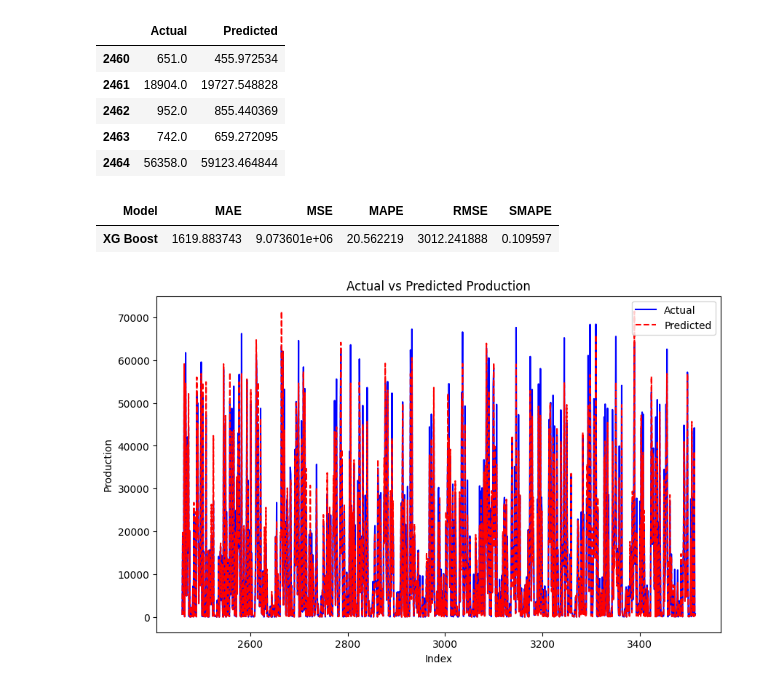
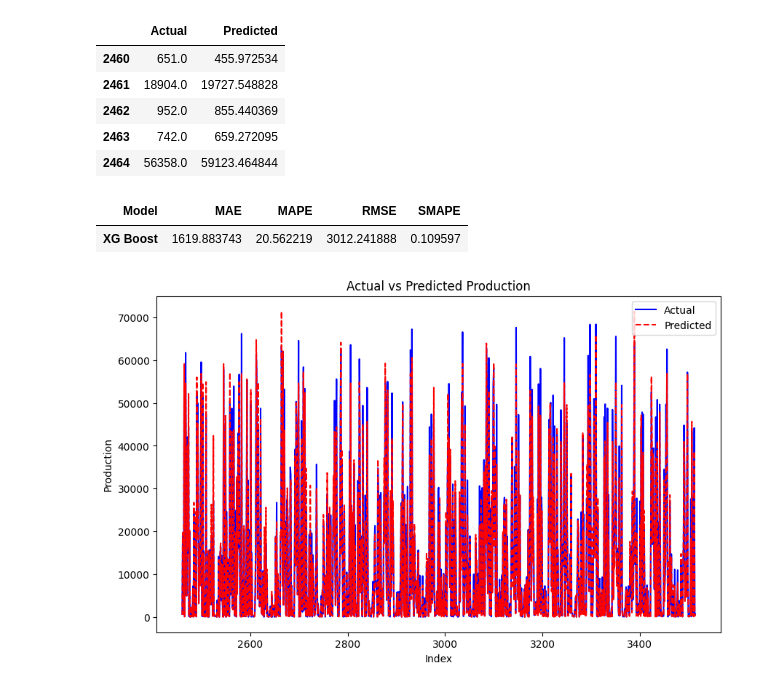
Before and after one commit to kazeulo/Project_197, a Jupyter notebook: Final version 1.ipynb, the cells around one changed output. Drawn from its saved outputs; the diff is of its cells as text; code cells hidden in the pictures.

```diff
--- a/Final version 1.ipynb
+++ b/Final version 1.ipynb
@@ -506,26 +483,26 @@ results.head(5)
 | 2463 | 742.0 | 659.272095 |
 | 2464 | 56358.0 | 59123.464844 |
 # %%
-# Calculate performance metrics on the test data
+# calculate performance metrics on the test data
 mae_train = mean_absolute_error(y_test_original, y_pred_original_xgb)
 mse_train = mean_squared_error(y_test_original, y_pred_original_xgb)
 rmse = np.sqrt(mse_train)
 smape = (1/len(y_test_original)) * np.sum(np.abs(y_test_original - y_pred_original_xgb) /
  (np.abs(y_test_original) + np.abs(y_pred_original_xgb) + 1e-9))
 
 mape = np.mean(np.abs((y_test_original - y_pred_original_xgb) / y_test_original) * 100)
 
-# Create a DataFrame to store the results
+# create a DataFrame to store the results
 performance_xgb = pd.DataFrame({
-    'Model': ['MAE', 'MSE', 'MAPE', 'RMSE', 'SMAPE'],
-    'XG Boost': [mae_train, mse_train, mape, rmse, smape]
+    'Model': ['MAE', 'MAPE', 'RMSE', 'SMAPE'],
+    'XG Boost': [mae_train, mape, rmse, smape]
 })
 
-# Transpose to make the performance horizontal
+# transpose to make the performance horizontal
 performance_xgb = performance_xgb.set_index('Model').T
 
-# Display the DataFrame
+# display the DataFrame
 performance_xgb
 # %% [output]
-| Model | MAE | MSE | MAPE | RMSE | SMAPE |
-| XG Boost | 1619.883743 | 9.073601e+06 | 20.562219 | 3012.241888 | 0.109597 |
+| Model | MAE | MAPE | RMSE | SMAPE |
+| XG Boost | 1619.883743 | 20.562219 | 3012.241888 | 0.109597 |
```
Also changed, not shown: parts of 51 cells of this notebook.
